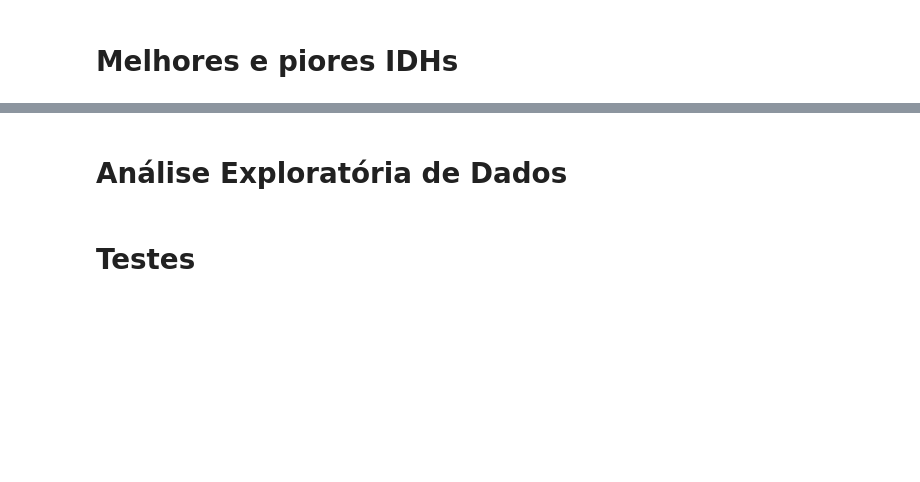
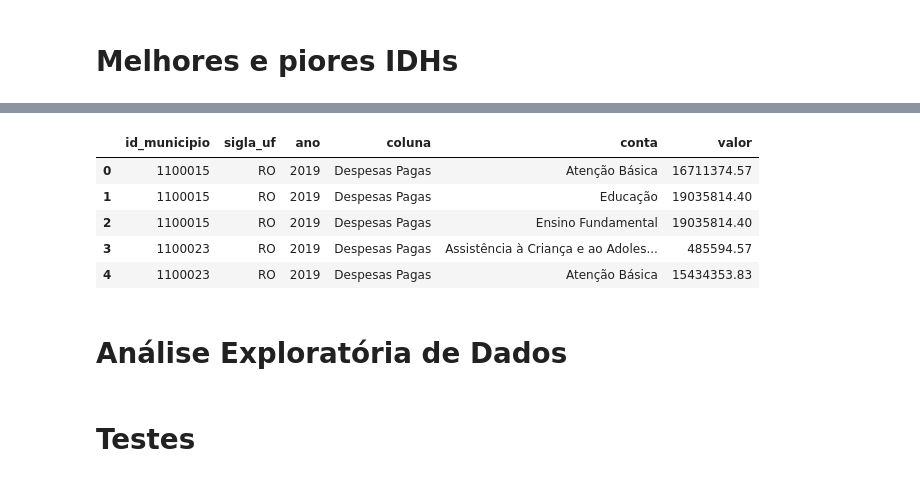
Before and after one commit to UFRJ-Analytica/odd2021, a Jupyter notebook: edit_teste_cliente_basedosdados.ipynb, the cells around one changed output, grey strips where cells are left out. Drawn from its saved outputs; the diff is of its cells as text; code cells hidden in the pictures; blank space fills up the shorter version.

```diff
--- a/edit_teste_cliente_basedosdados.ipynb
+++ b/edit_teste_cliente_basedosdados.ipynb
@@ -93,0 +192,18 @@ sorted_evolucao_idh["municipio"] = sorted_evolucao_idh["id_municipio"].apply(lam
+# %%
+with open("./Utils/moedas_2019.json", mode="r") as f:
+    MOEDAS_2019 = json.load(f)
+
+def correct_money(row):
+    row["valor"] *= MOEDAS_2019[str(row["ano"])]
+    return row
+
+corrigido_df_despesas = df_despesas.apply(lambda row: correct_money(row), axis=1)
+# %%
+corrigido_df_despesas.head()
+# %% [output]
+|  | id_municipio | sigla_uf | ano | coluna | conta | valor |
+| 0 | 1100015 | RO | 2019 | Despesas Pagas | Atenção Básica | 16711374.57 |
+| 1 | 1100015 | RO | 2019 | Despesas Pagas | Educação | 19035814.40 |
+| 2 | 1100015 | RO | 2019 | Despesas Pagas | Ensino Fundamental | 19035814.40 |
+| 3 | 1100023 | RO | 2019 | Despesas Pagas | Assistência à Criança e ao Adoles... | 485594.57 |
+| 4 | 1100023 | RO | 2019 | Despesas Pagas | Atenção Básica | 15434353.83 |
```
Also changed, not shown: parts of 12 cells of this notebook, 3 other files.
